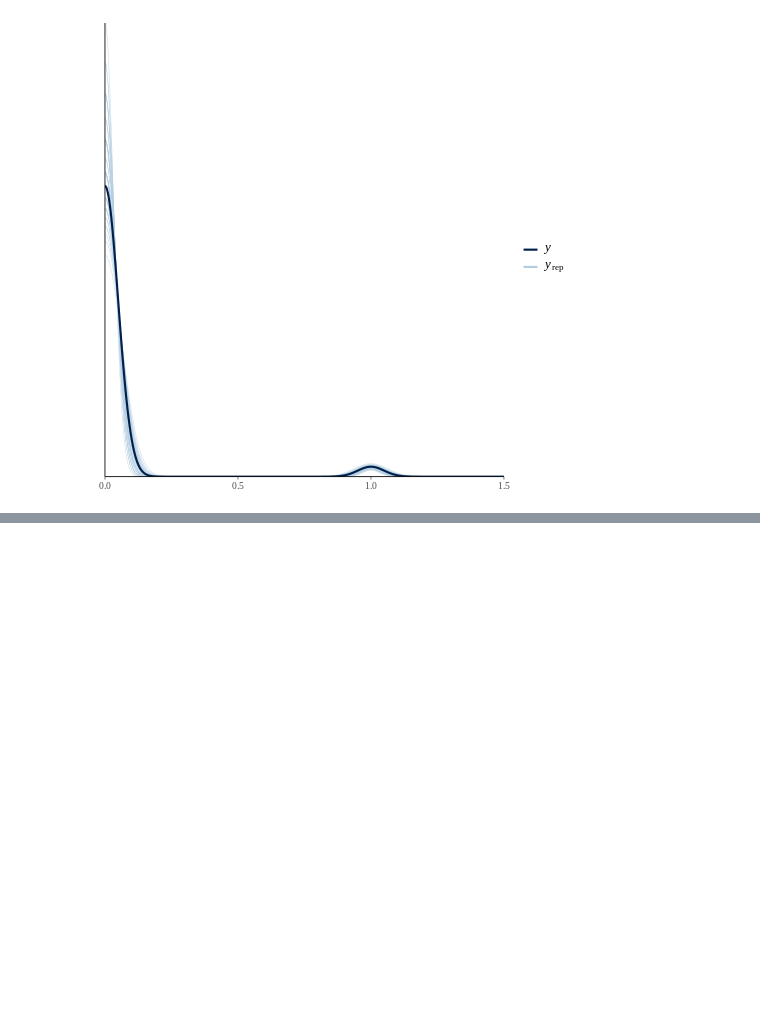
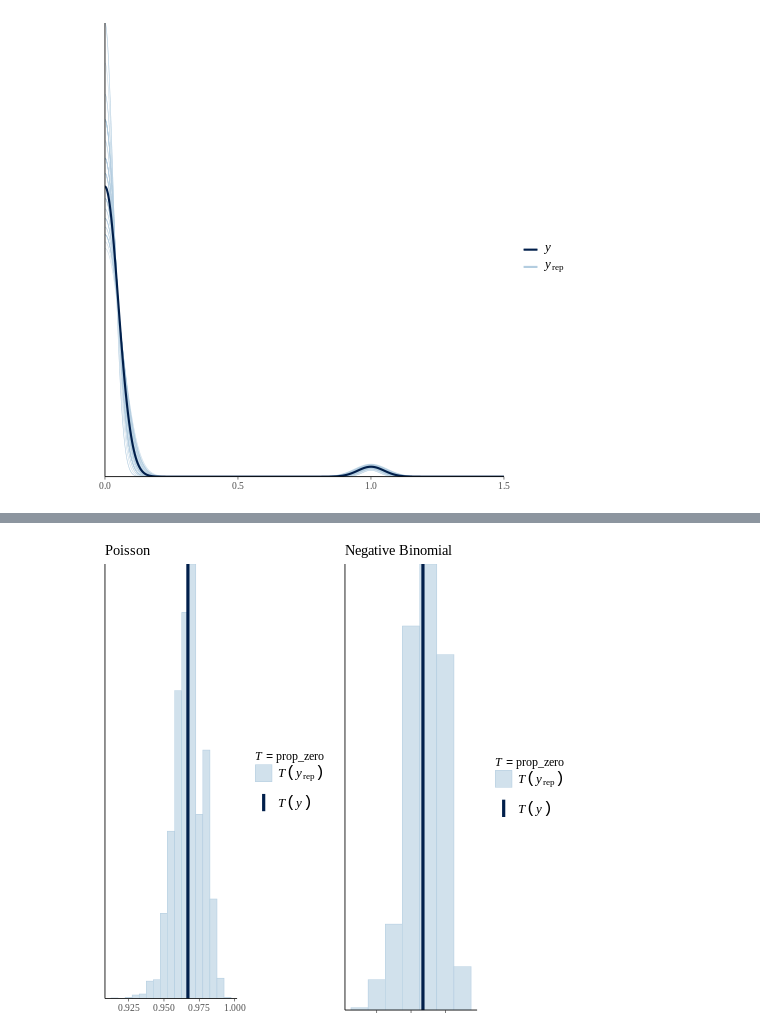
Before and after one commit to uervitonsantos/Atividade_Analise_Bayeseana_Com_RSTAN, a Jupyter notebook: trabalho_de_estatistivca_bayesiana.ipynb, the cells around one changed output, grey strips where cells are left out. Cells and saved outputs as stored; diff of their text form; code cells hidden in the pictures; blank space fills up the shorter version.

```diff
--- a/trabalho_de_estatistivca_bayesiana.ipynb
+++ b/trabalho_de_estatistivca_bayesiana.ipynb
@@ -126,0 +157,3 @@ pp_check(stan_glm1, ndraws = 50) + xlim(0.1, 2)
+# %%
+%%R
+stan_glm2 <- update(stan_glm1, family = neg_binomial_2)
@@ -126,0 +178,3 @@ pp_check(stan_glm1, ndraws = 50) + xlim(0.1, 2)
+# %%
+%%R
+prop_zero_test2 <- pp_check(stan_glm2, plotfun = "stat", stat = "prop_zero", binwidth = 0.01)
@@ -126,0 +187,10 @@ pp_check(stan_glm1, ndraws = 50) + xlim(0.1, 2)
+# %%
+%%R
+# Show graphs for Poisson and negative binomial side by side
+t1 <- prop_zero_test1 + ggtitle("Poisson")
+t2<- prop_zero_test2 + ggtitle("Negative Binomial")
+
+ggarrange(t1, t2 + rremove("x.text"),
+          ncol = 2, nrow = 1)
+# %% [output]
+[figure, added]
```
Also changed, not shown: parts of 8 cells of this notebook.
